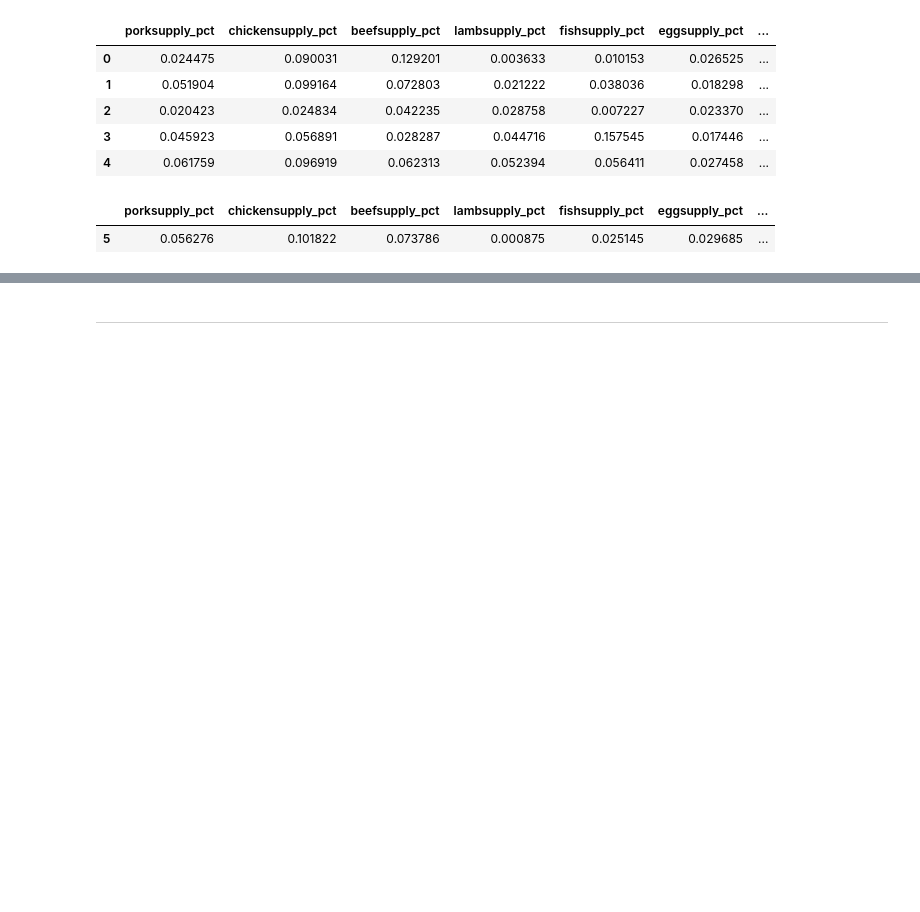
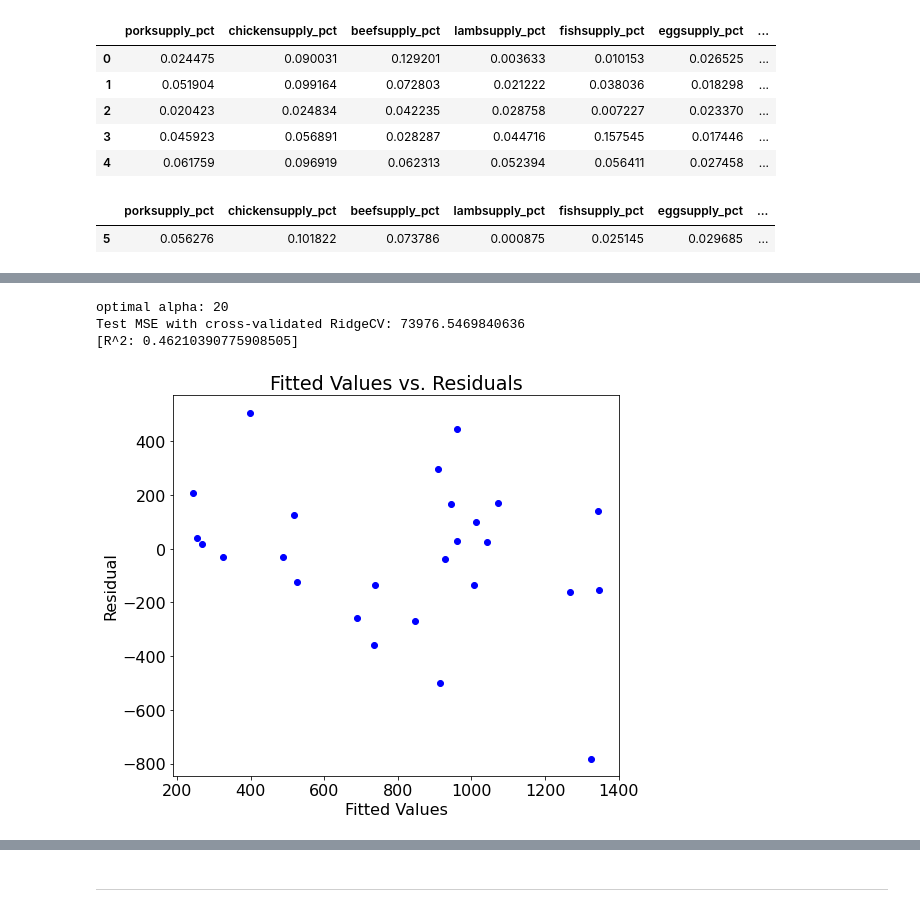
Before and after one commit to vincent-lao/carbon-footprint, a Jupyter notebook: code/model/general-model-pipeline-vl.ipynb, the cells around one changed output, grey strips where cells are left out. Saved outputs shown, nothing was run; the diff lists cells and outputs as text; code cells hidden in the pictures; blank space fills up the shorter version.

```diff
--- a/code/model/general-model-pipeline-vl.ipynb
+++ b/code/model/general-model-pipeline-vl.ipynb
@@ -92,0 +153,7 @@ def summarize_diagnostics(preds, y_test):
+# %%
+linreg_kfold_cv(RidgeCV, X_train, X_test, y_train, y_test, alphas, random_state=100, diagnostics=True)
+# %% [output]
+optimal alpha: 20
+Test MSE with cross-validated RidgeCV: 73976.5469840636
+[R^2: 0.46210390775908505]
+[figure, added]
```
Also changed, not shown: parts of 17 cells of this notebook, 1 other file.
